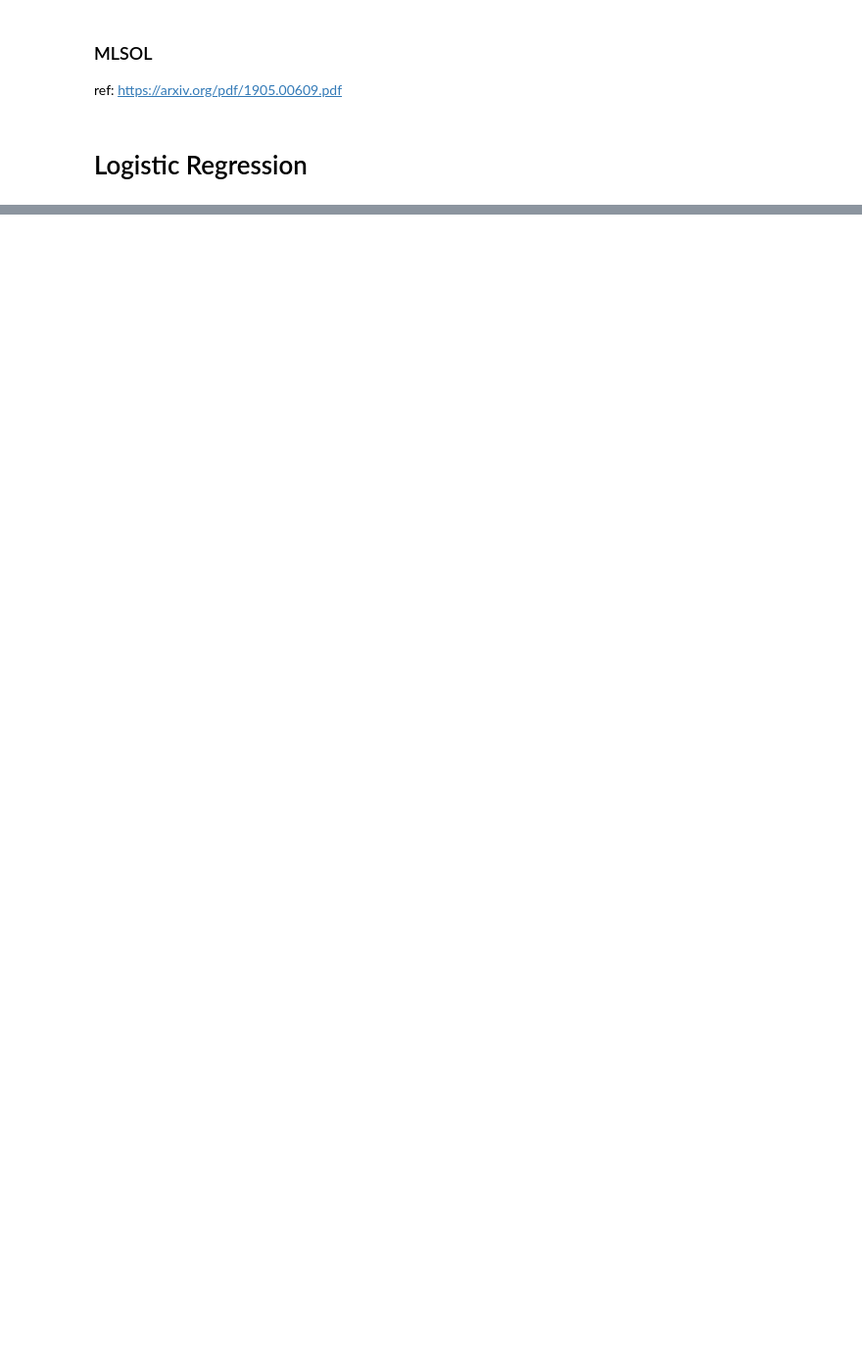
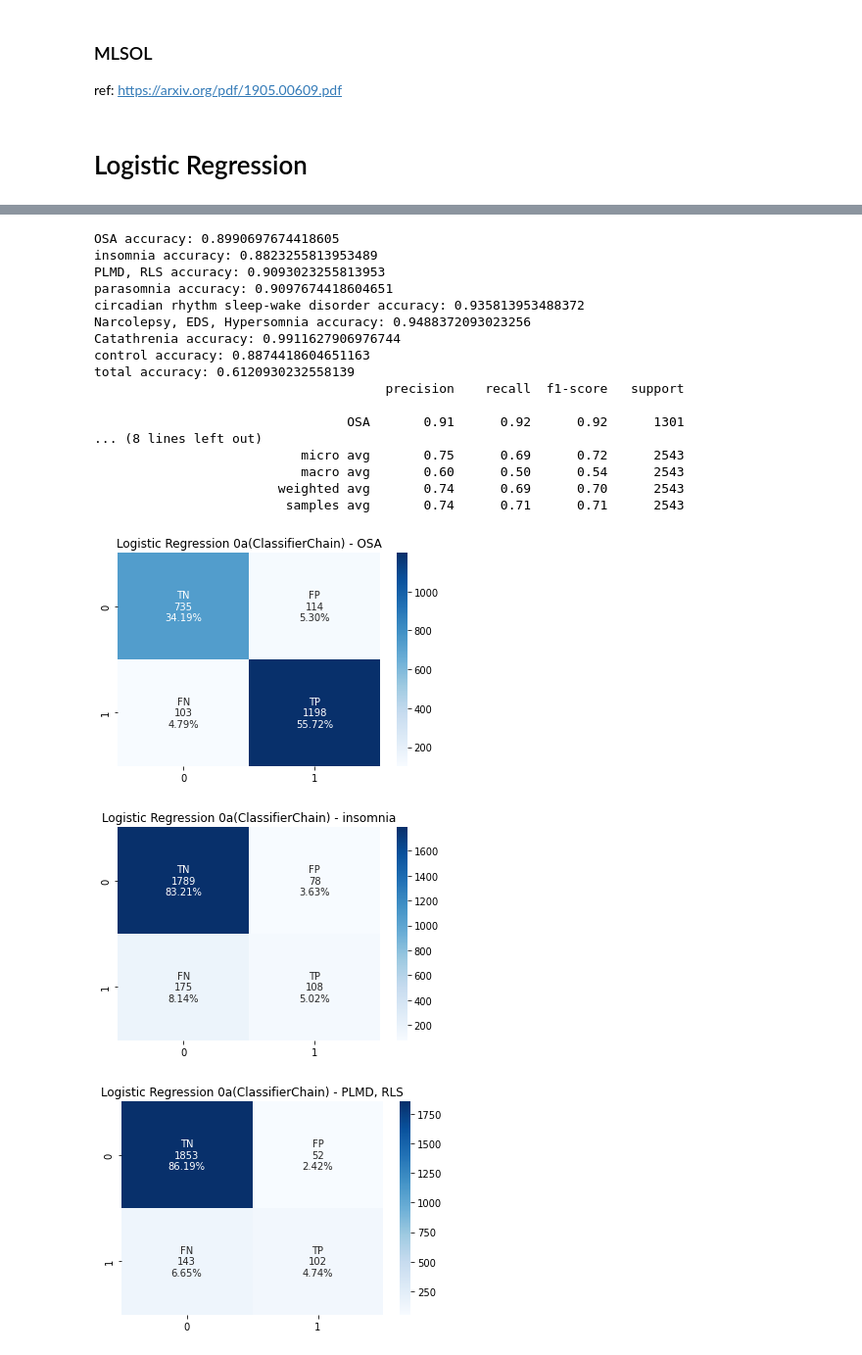
Before and after one commit to hwhan14/OSAS-severity-prediction-using-ML, a Jupyter notebook: notebooks/data_a1.ipynb, the cells around one changed output, grey strips where cells are left out. Shown at 98% size. Drawn from its saved outputs; the diff is of its cells as text; code cells hidden in the pictures; blank space fills up the shorter version.

```diff
--- a/notebooks/data_a1.ipynb
+++ b/notebooks/data_a1.ipynb
@@ -369,0 +357,5 @@ total accuracy: 0.6550883607556368
+# %%
+logreg = LogisticRegression(C=grid_logreg0.best_params_['estimator__C'], penalty=grid_logreg0.best_params_['estimator__penalty'], solver='liblinear', max_iter=10000, random_state=42)
+
+chain_logreg0 = ClassifierChain(logreg, order='random', random_state=42)
+chain_logreg0.fit(X_train, y_train)
@@ -369,0 +367,26 @@ total accuracy: 0.6550883607556368
+# %%
+y_pred = chain_logreg0.predict(X_test)
+y_pred_proba = chain_logreg0.predict_proba(X_test)
+
+eval_metrics(y_test, title='Logistic Regression 0a(ClassifierChain)', pred=y_pred, pred_proba=y_pred_proba, multilabel=True)
+# %% [output]
+OSA accuracy: 0.8990697674418605
+insomnia accuracy: 0.8823255813953489
+PLMD, RLS accuracy: 0.9093023255813953
+parasomnia accuracy: 0.9097674418604651
+circadian rhythm sleep-wake disorder accuracy: 0.935813953488372
+Narcolepsy, EDS, Hypersomnia accuracy: 0.9488372093023256
+Catathrenia accuracy: 0.9911627906976744
+control accuracy: 0.8874418604651163
+total accuracy: 0.6120930232558139
+                                      precision    recall  f1-score   support
+
+                                 OSA       0.91      0.92      0.92      1301
+... (8 lines left out)
+                           micro avg       0.75      0.69      0.72      2543
+                           macro avg       0.60      0.50      0.54      2543
+                        weighted avg       0.74      0.69      0.70      2543
+                         samples avg       0.74      0.71      0.71      2543
+[figure, added]
+[figure, added]
+[figure, added]
```
Also changed, not shown: parts of 59 cells of this notebook, 1 other file.
